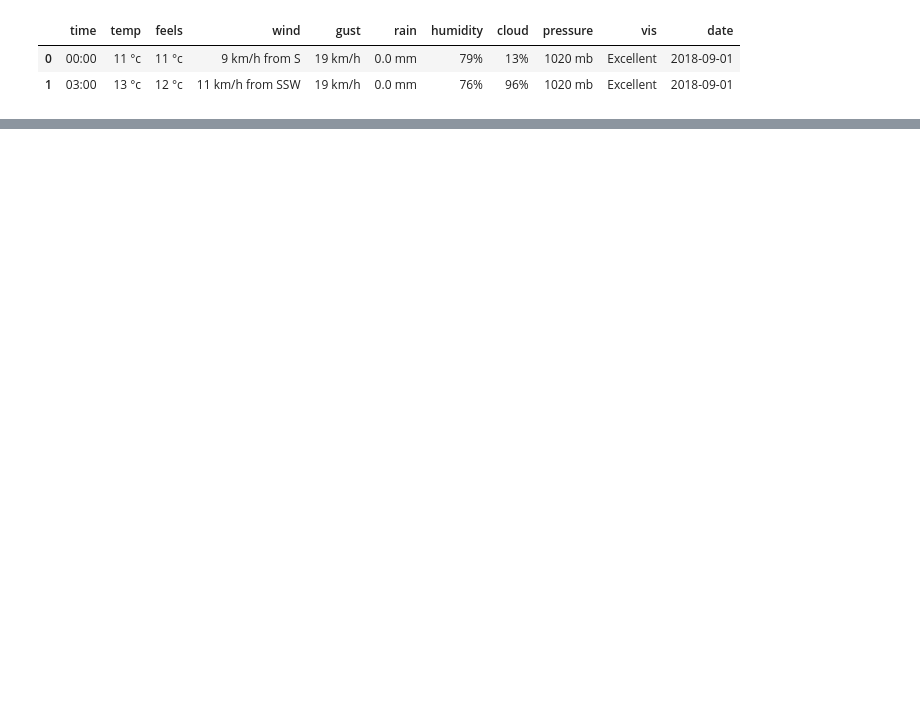
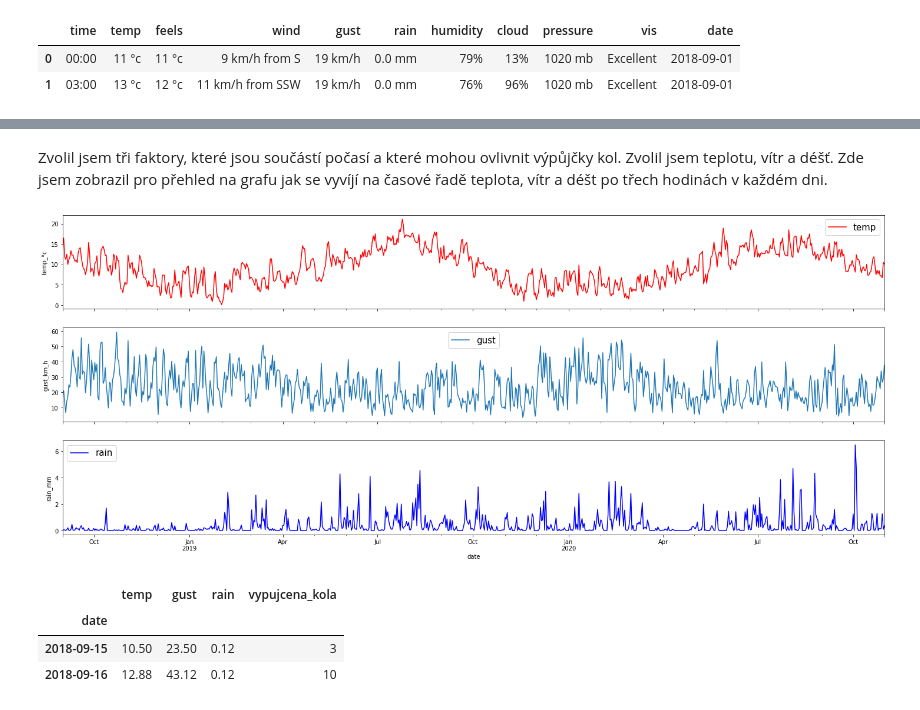
Before and after one commit to Krocan777/Python_projekt_Edinburgh, a Jupyter notebook: Python_Projekt.ipynb, the cells around one changed output, grey strips where cells are left out. Drawn from its saved outputs; the diff is of its cells as text; code cells hidden in the pictures; blank space fills up the shorter version.

```diff
--- a/Python_Projekt.ipynb
+++ b/Python_Projekt.ipynb
@@ -381,0 +404,10 @@ axes[1].grid()
+# %%
+docas_prom = pd.to_numeric(weather_df['time'])
+weather_df = weather_df.assign(time_=docas_prom)
+docas_prom = pd.to_numeric(weather_df['temp'])
+weather_df = weather_df.assign(temp_=docas_prom)
+docas_prom = pd.to_numeric(weather_df['gust'])
+weather_df = weather_df.assign(gust_=docas_prom)
+docas_prom = pd.to_numeric(weather_df['rain'])
+weather_df = weather_df.assign(rain_=docas_prom)
+weather_df = weather_df.drop(columns=['time', 'temp', 'gust', 'rain', 'vis']).rename(columns={'time_': 'time', 'temp_': 'temp', 'gust_': 'gust', 'rain_': 'rain'})
@@ -381,0 +431,20 @@ axes[1].grid()
+# %% [markdown]
+Zvolil jsem tři faktory, které jsou součástí počasí a které mohou ovlivnit výpůjčky kol. Zvolil jsem teplotu, vítr a déšť. Zde jsem zobrazil pro přehled na grafu jak se vyvíjí na časové řadě teplota, vítr a déšt po třech hodinách v každém dni.
+# %%
+fig, axes = plt.subplots(3, 1, figsize=(25,10), sharex=True)
+
+weather_df['temp'].plot(ax=axes[0], color='red')
+axes[0].set_ylabel('temp_°c')
+axes[0].legend(fontsize = 15)
+
+weather_df['gust'].plot(ax=axes[1])
+axes[1].set_ylabel('gust_km_h')
+axes[1].legend(fontsize = 15)
+
+weather_df['rain'].plot(ax=axes[2],color='blue')
+axes[2].set_ylabel('rain_mm')
+axes[2].legend(fontsize = 15)
+
+ax.grid()
+# %% [output]
+[figure, added]
@@ -381,0 +454,8 @@ axes[1].grid()
+# %%
+df3 = weather_df.join(demand_df, how='inner')
+df3.head(2)
+# %% [output]
+|  | temp | gust | rain | vypujcena_kola |
+| date |  |  |  |  |
+| 2018-09-15 | 10.50 | 23.50 | 0.12 | 3 |
+| 2018-09-16 | 12.88 | 43.12 | 0.12 | 10 |
```
Also changed, not shown: parts of 22 cells of this notebook.
